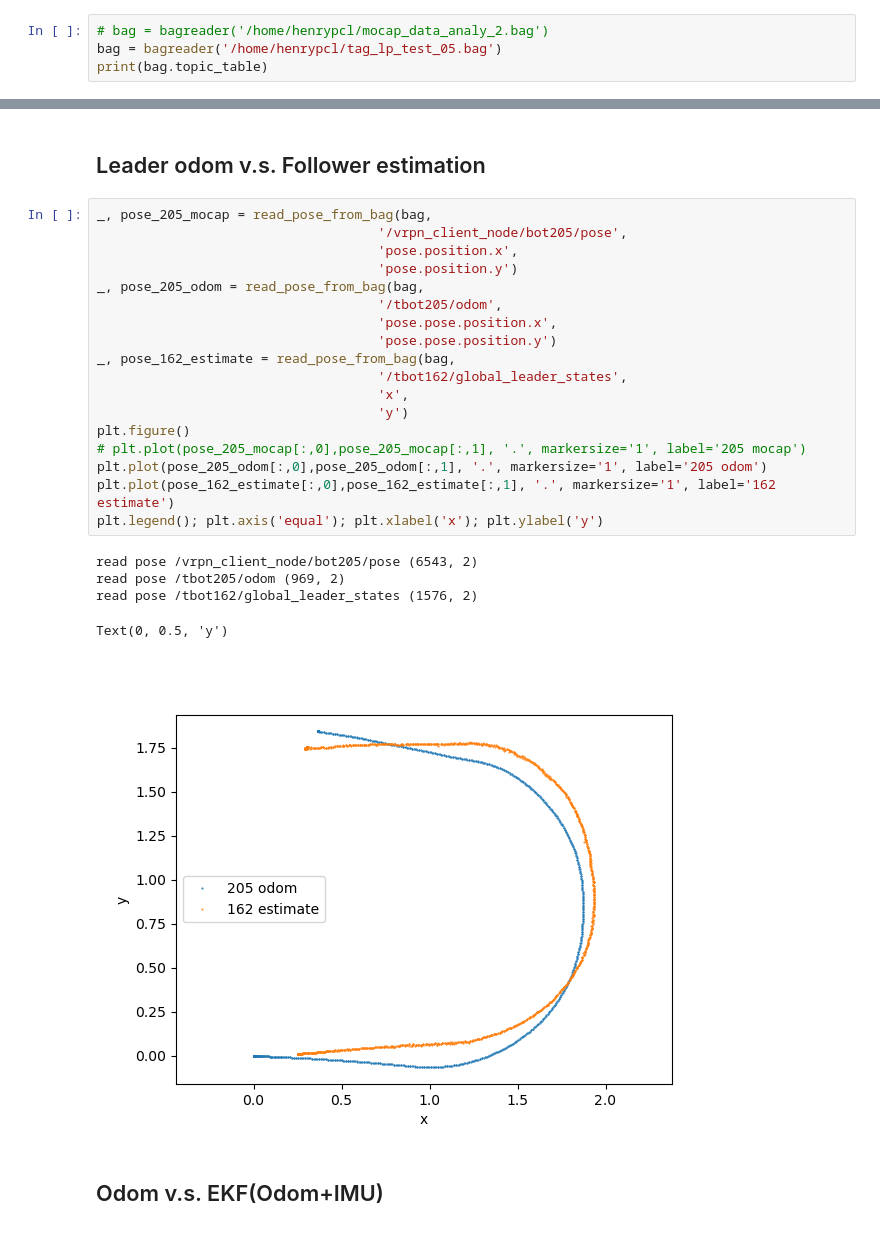
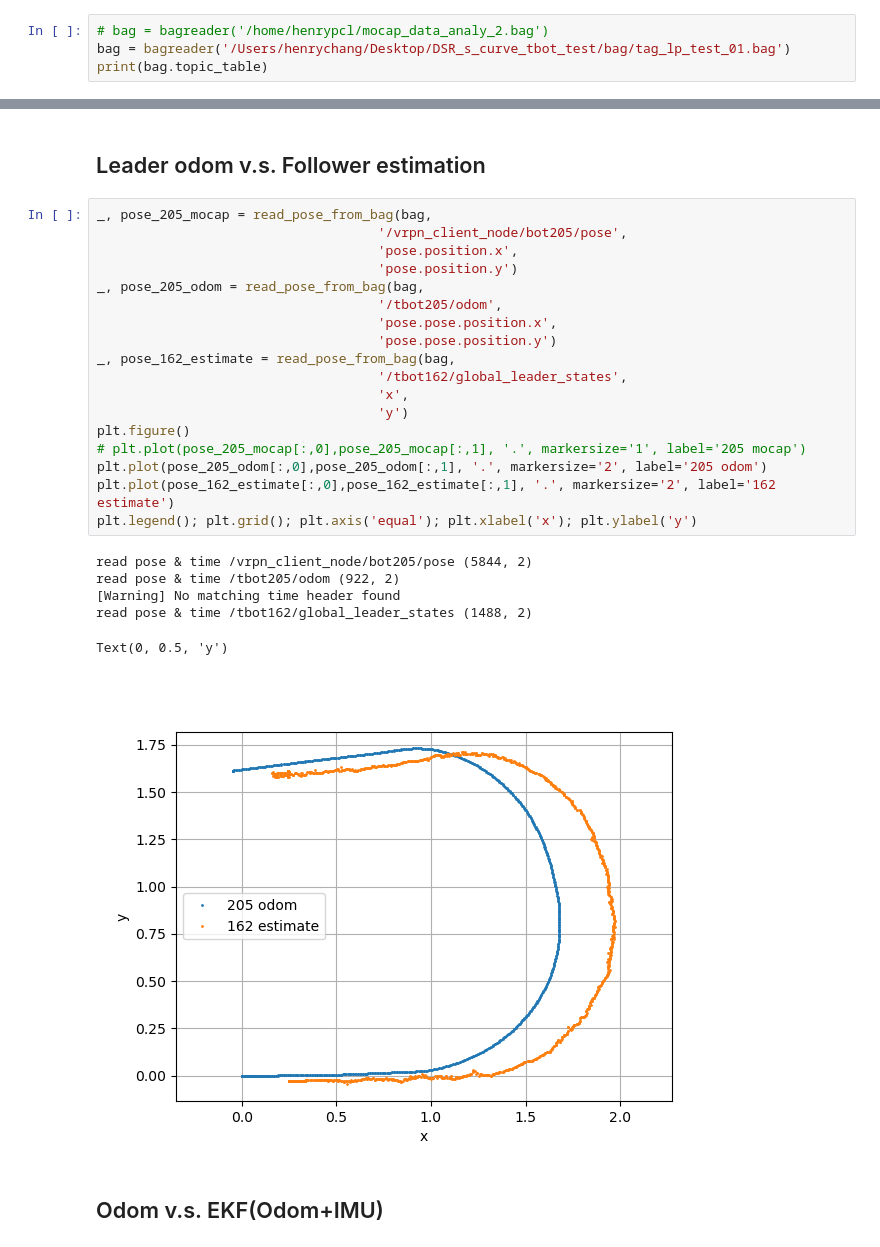
Before and after one commit to holyhenry/DSR_s_curve_tbot_test, a Jupyter notebook: plotting/scripts/system_test.ipynb, the cells around one changed output, grey strips where cells are left out. Drawn from its saved outputs; the diff is of its cells as text.

```diff
--- a/plotting/scripts/system_test.ipynb
+++ b/plotting/scripts/system_test.ipynb
@@ -51,6 +51,6 @@ def equal_trim_to_match(t1, p1, t2, p2):
         return t1, p1, t2[idx], p2[idx]
 # %%
 # bag = bagreader('/home/henrypcl/mocap_data_analy_2.bag')
-bag = bagreader('/home/henrypcl/tag_lp_test_05.bag')
+bag = bagreader('/Users/henrychang/Desktop/DSR_s_curve_tbot_test/bag/tag_lp_test_01.bag')
 print(bag.topic_table)
 # %% [output]
@@ -85,27 +85,28 @@ read time /tbot162/tag_detections (1374,)
 # %%
 _, pose_205_mocap = read_pose_from_bag(bag,
                                     '/vrpn_client_node/bot205/pose',
                                     'pose.position.x',
                                     'pose.position.y')
 _, pose_205_odom = read_pose_from_bag(bag,
                                     '/tbot205/odom',
                                     'pose.pose.position.x',
                                     'pose.pose.position.y')
 _, pose_162_estimate = read_pose_from_bag(bag,
                                     '/tbot162/global_leader_states',
                                     'x',
                                     'y')
 plt.figure()
 # plt.plot(pose_205_mocap[:,0],pose_205_mocap[:,1], '.', markersize='1', label='205 mocap')
-plt.plot(pose_205_odom[:,0],pose_205_odom[:,1], '.', markersize='1', label='205 odom')
-plt.plot(pose_162_estimate[:,0],pose_162_estimate[:,1], '.', markersize='1', label='162 estimate')
-plt.legend(); plt.axis('equal'); plt.xlabel('x'); plt.ylabel('y')
+plt.plot(pose_205_odom[:,0],pose_205_odom[:,1], '.', markersize='2', label='205 odom')
+plt.plot(pose_162_estimate[:,0],pose_162_estimate[:,1], '.', markersize='2', label='162 estimate')
+plt.legend(); plt.grid(); plt.axis('equal'); plt.xlabel('x'); plt.ylabel('y')
 # %% [output]
-read pose /vrpn_client_node/bot205/pose (6543, 2)
-read pose /tbot205/odom (969, 2)
-read pose /tbot162/global_leader_states (1576, 2)
+read pose & time /vrpn_client_node/bot205/pose (5844, 2)
+read pose & time /tbot205/odom (922, 2)
+[Warning] No matching time header found
+read pose & time /tbot162/global_leader_states (1488, 2)
 Text(0, 0.5, 'y')
-[figure, old version]
+[figure, new version]
 # %% [markdown]
 ## Odom v.s. EKF(Odom+IMU)
 # %%
```
Also changed, not shown: parts of 6 cells of this notebook, 22 other files.
